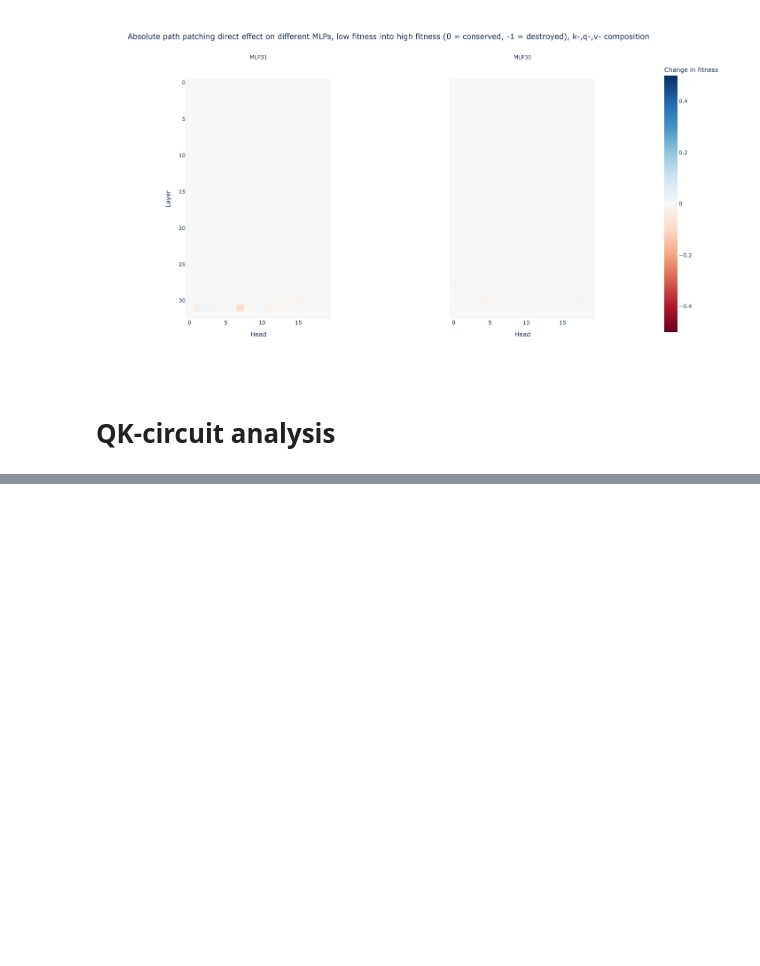
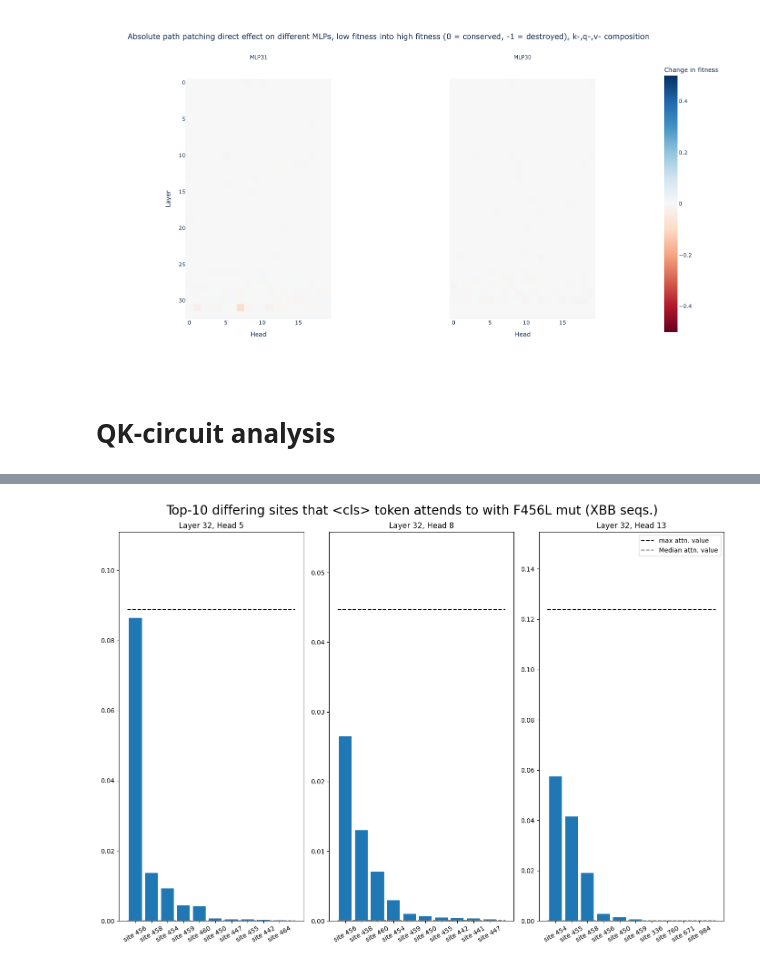
Before and after one commit to blab/mutational-embedding-vectors, a Jupyter notebook: notebooks/plm_circuits/ex31_F456L_replicate.ipynb, the cells around one changed output, grey strips where cells are left out. Saved outputs shown, nothing was run; the diff lists cells and outputs as text; code cells hidden in the pictures; blank space fills up the shorter version.

```diff
--- a/notebooks/plm_circuits/ex31_F456L_replicate.ipynb
+++ b/notebooks/plm_circuits/ex31_F456L_replicate.ipynb
@@ -772,0 +785,23 @@ for i in range(len(heads_of_interest)):
+# %%
+num_topk = 10
+l32_heads = [x for x in heads_of_interest if x[0] == 32]
+fig, ax = plt.subplots(1,3,figsize=(14,10))
+diff_tok_idxs = (attn_32_mut_cls - attn_32_orig_cls).mean(dim=0)
+max_diff_vals, max_diff_tok_idx = diff_tok_idxs.topk(k=num_topk,dim=-1)
+max_attn_vals_mut = attn_32_mut_cls.mean(dim=0).max(dim=-1).values
+median_attn_vals_mut = torch.median(attn_32_mut_cls.mean(dim=0), axis=-1).values
+
+for i, ax_i in enumerate(ax):
+    ax_i.bar(list(range(num_topk)), max_diff_vals[i,:].cpu())
+    ax_i.set_xticks(list(range(num_topk)), labels=[f"site {x}" for x in max_diff_tok_idx[i,:].cpu()], rotation=30)
+    ax_i.set_title(f"Layer 32, Head {l32_heads[i][1]}")
+    ax_i.plot([-0.5,num_topk], [max_attn_vals_mut[i].cpu() for _ in range(2)], linestyle="dashed", label="max attn. value", color="black")
+    ax_i.plot([-0.5,num_topk], [median_attn_vals_mut[i].cpu() for _ in range(2)], linestyle="dashed", label="Median attn. value", color="grey")
+    ax_i.set_ylim([0, max_attn_vals_mut[i].cpu() * 1.25])
+    if i == len(ax) - 1:
+        ax_i.legend()
+fig.suptitle(f"Top-{num_topk} differing sites that <cls> token attends to with F456L mut (XBB seqs.)", fontsize=20)
+plt.tight_layout()
+plt.show()
+# %% [output]
+[figure, added]
```
Also changed, not shown: parts of 15 cells of this notebook, 3 other files.
